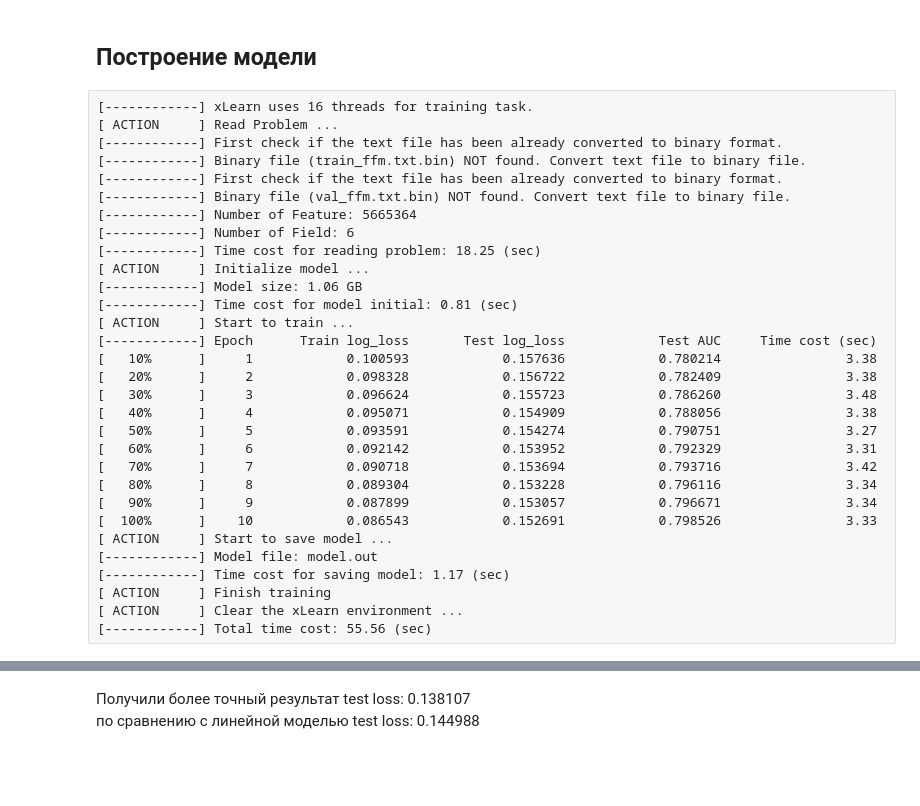
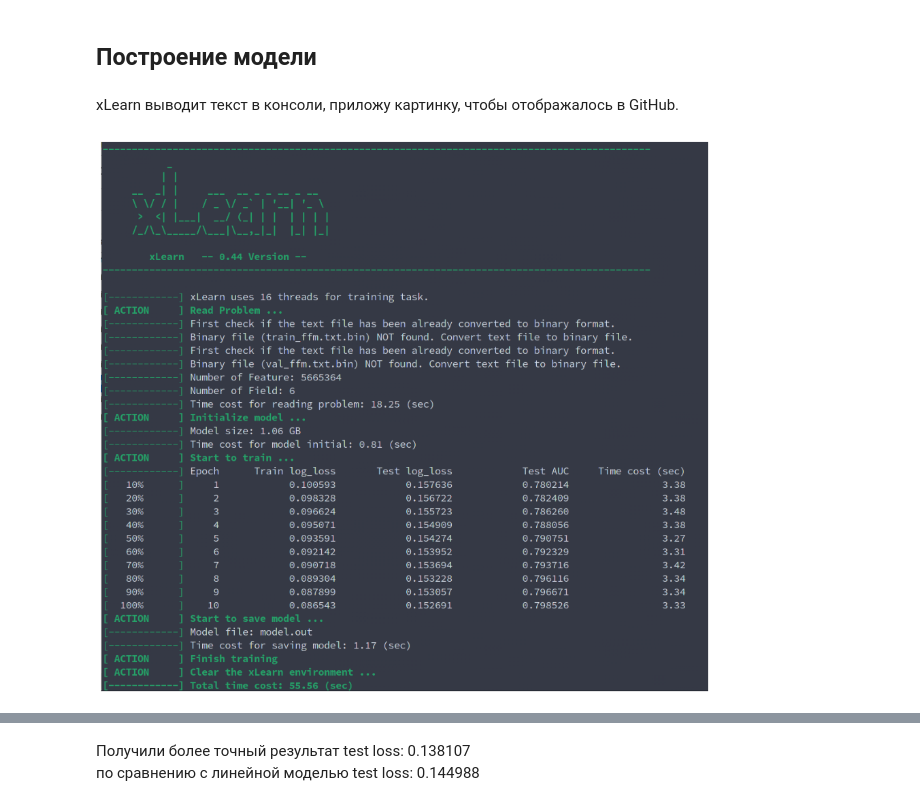
Before and after one commit to sergeyivanovgit/Recsys-course-homework, a Jupyter notebook: zakaldaev.a/hw3/zakaldaev_a.ipynb, the cells around one changed output, grey strips where cells are left out. Drawn from its saved outputs; the diff is of its cells as text; code cells hidden in the pictures; blank space fills up the shorter version.

Commit message:
Show model output as image

```diff
--- a/zakaldaev.a/hw3/zakaldaev_a.ipynb
+++ b/zakaldaev.a/hw3/zakaldaev_a.ipynb
@@ -128,37 +128,17 @@ param = {'task': 'binary',
          'lambda': 0.002,
          'metric': 'auc'}
 ffm_model.fit(param, 'model.out')
-# %% [raw]
-[------------] xLearn uses 16 threads for training task.
-[ ACTION     ] Read Problem ...
-[------------] First check if the text file has been already converted to binary format.
-[------------] Binary file (train_ffm.txt.bin) NOT found. Convert text file to binary file.
-[------------] First check if the text file has been already converted to binary format.
-[------------] Binary file (val_ffm.txt.bin) NOT found. Convert text file to binary file.
-[------------] Number of Feature: 5665364
-[------------] Number of Field: 6
-[------------] Time cost for reading problem: 18.25 (sec)
-[ ACTION     ] Initialize model ...
-[------------] Model size: 1.06 GB
-[------------] Time cost for model initial: 0.81 (sec)
-[ ACTION     ] Start to train ...
-[------------] Epoch      Train log_loss       Test log_loss            Test AUC     Time cost (sec)
-[   10%      ]     1            0.100593            0.157636            0.780214                3.38
-[   20%      ]     2            0.098328            0.156722            0.782409                3.38
-[   30%      ]     3            0.096624            0.155723            0.786260                3.48
-[   40%      ]     4            0.095071            0.154909            0.788056                3.38
-[   50%      ]     5            0.093591            0.154274            0.790751                3.27
-[   60%      ]     6            0.092142            0.153952            0.792329                3.31
-[   70%      ]     7            0.090718            0.153694            0.793716                3.42
-[   80%      ]     8            0.089304            0.153228            0.796116                3.34
-[   90%      ]     9            0.087899            0.153057            0.796671                3.34
-[  100%      ]    10            0.086543            0.152691            0.798526                3.33
-[ ACTION     ] Start to save model ...
-[------------] Model file: model.out
-[------------] Time cost for saving model: 1.17 (sec)
-[ ACTION     ] Finish training
-[ ACTION     ] Clear the xLearn environment ...
-[------------] Total time cost: 55.56 (sec)
+# %% [markdown]
+xLearn выводит текст в консоли, приложу картинку, чтобы отображалось в GitHub.
+# %%
+import matplotlib.pyplot as plt
+img = plt.imread('train.png')
+plt.figure(figsize=(16,16))
+plt.imshow(img)
+plt.axis('off')
+plt.show()
+# %% [output]
+[figure, added]
 # %%
 ffm_model.setTest("test_ffm.txt")
 ffm_model.setSigmoid()
```
Also changed, not shown: parts of 2 cells of this notebook.
